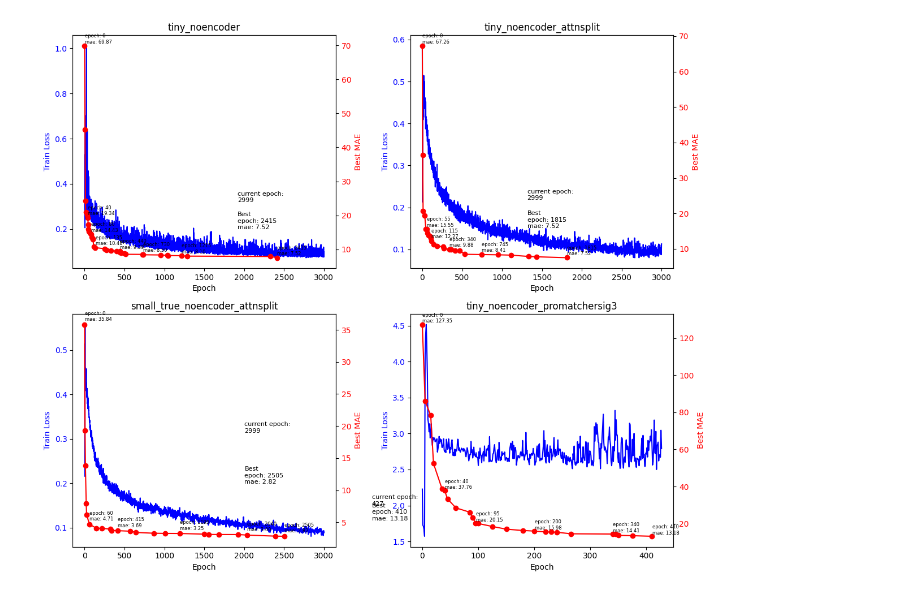
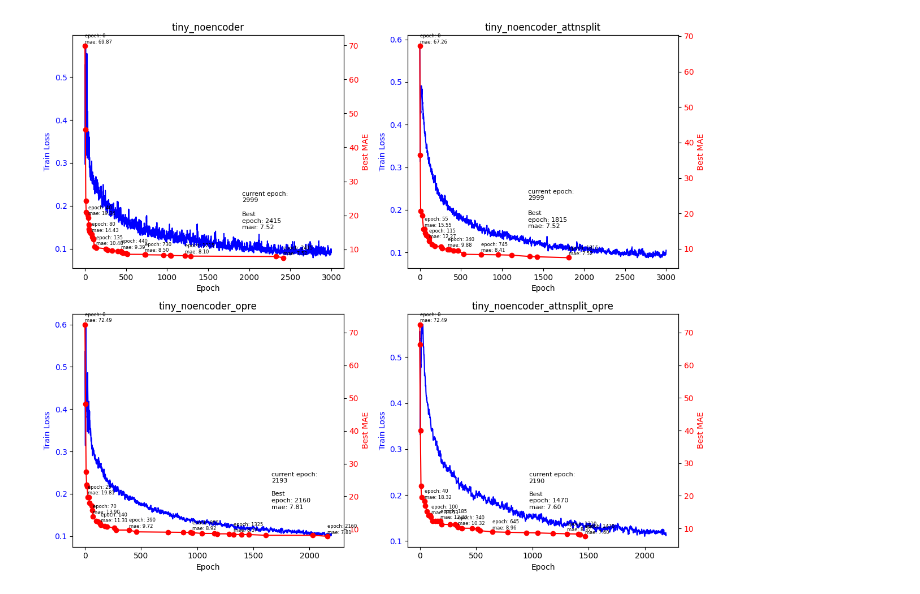
Before and after one commit to muuuuuuushroom/RemoteSensePET, a Jupyter notebook: log_vis.ipynb, the cells around one changed output. Drawn from its saved outputs; the diff is of its cells as text; code cells hidden in the pictures.

```diff
--- a/log_vis.ipynb
+++ b/log_vis.ipynb
@@ -5,10 +5,10 @@ import matplotlib.pyplot as plt
 import pandas as pd
 import numpy as np
 # %%
-log_file1 = '/data/slcao_data/zlt/rscount/outputs/Ship/tiny_noencoder/run_log.txt'
-log_file2 = '/data/slcao_data/zlt/rscount/outputs/Ship/tiny_noencoder_attnsplit/run_log.txt'
-log_file3 = '/data/slcao_data/zlt/rscount/outputs/Car/small_true_noencoder_attnsplit/run_log.txt'
-log_file4 = '/data/slcao_data/zlt/rscount/outputs/Ship/tiny_noencoder_promatchersig3/run_log.txt'
+log_file1 = '/data/slcao_data/zlt/RemoteSensePET/outputs/Ship/tiny_noencoder/run_log.txt'
+log_file2 = '/data/slcao_data/zlt/RemoteSensePET/outputs/Ship/tiny_noencoder_attnsplit/run_log.txt'
+log_file3 = '/data/slcao_data/zlt/RemoteSensePET/outputs/Ship/tiny_noencoder_opre/run_log.txt'
+log_file4 = '/data/slcao_data/zlt/RemoteSensePET/outputs/Ship/tiny_noencoder_attnsplit_opre/run_log.txt'
 
 # epochs = []
 # train_losses = []
@@ -66,7 +66,7 @@ for log_file in [log_file1, log_file2, log_file3, log_file4]:
                         best_maes.append(mae)
                         best_epochs.append(epoch)
 
-    window = 1
+    window = 5
     train_losses_smoothed = pd.Series(train_losses).ewm(span=window, adjust=False).mean().values
 
     ax1 = axs[p_y, p_x]
@@ -80,32 +80,32 @@ for log_file in [log_file1, log_file2, log_file3, log_file4]:
     ax1.set_xlabel('Epoch')
     ax1.set_ylabel('Train Loss', color='blue')
     ax1.tick_params(axis='y', labelcolor='blue')
 
     # window_size = 50
     # for i in range(len(train_losses_smoothed) - window_size):
     #     window_losses = train_losses_smoothed[i:i+window_size+1]
     #     if check_convergence(window_losses, window_size=window_size, relative_threshold=0.01, std_threshold=0.01):
     #         # print('cv')
     #         ax1.axvspan(epochs[i], epochs[i+window_size], color='yellow', alpha=0.3)
 
     ax2 = ax1.twinx()
     ax2.plot(best_epochs, best_maes, label='Best MAE', color='red', marker='o')
     count_print = 0
     for x, y in zip(best_epochs, best_maes):
         if count_print % 5 == 0 or x == best_epochs[-1]:
             ax2.text(x + 0.5, y + 0.4, f'epoch: {x}\nmae: {y:.2f}', fontsize=6, ha='left', va='bottom')
         count_print += 1
 
     log_name = log_file.split('/')[-2]
     ax2.text(x -500 , y + 8, f'Best\nepoch: {x}\nmae: {y:.2f}', fontsize=8, ha='left', va='bottom')
     ax2.text(x -500 , y + 16, f'current epoch:\n{epochs[-1]}', fontsize=8, ha='left', va='bottom')
     ax2.set_ylabel('Best MAE', color='red')
     ax2.tick_params(axis='y', labelcolor='red')
 
     fig.tight_layout()
     ax1.set_title(f'{log_name}')
 
-fig.savefig('ex_0428_ship.pdf', bbox_inches='tight')
+fig.savefig('ex_0429_ship.pdf', bbox_inches='tight')
 plt.show()
 # %% [output]
-[figure, old version]
+[figure, new version]
```
Also changed, not shown: 21 other files.
